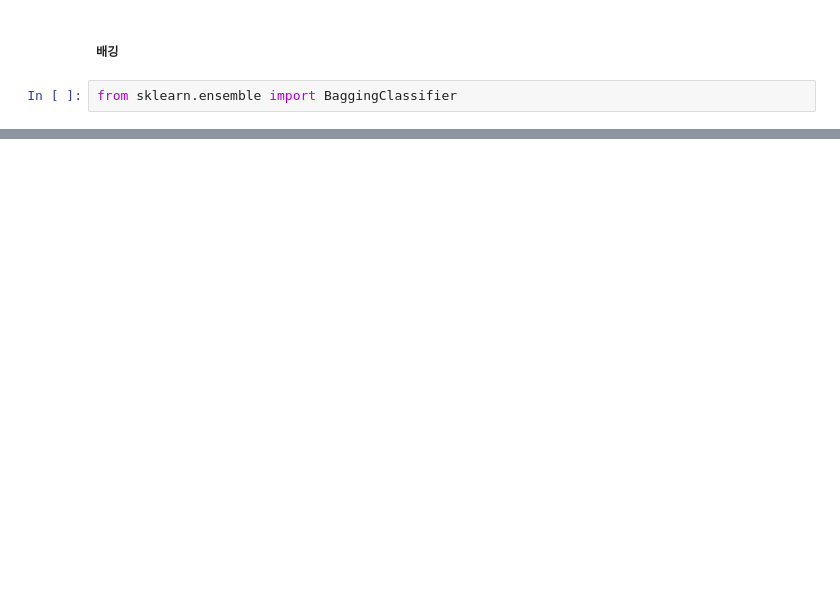
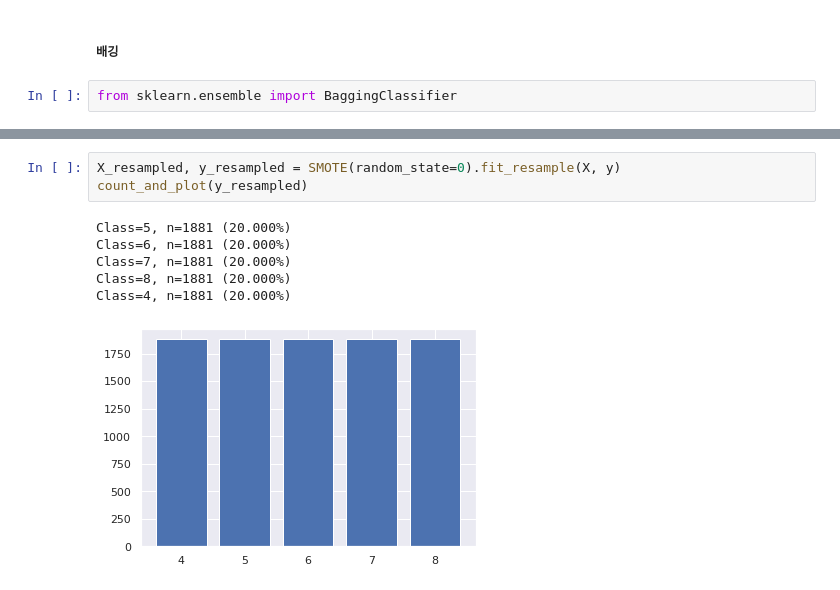
Before and after one commit to mon-world/team_project_2022, a Jupyter notebook: project_3/wine_analysis.ipynb, the cells around one changed output, grey strips where cells are left out. Saved outputs shown, nothing was run; the diff lists cells and outputs as text; blank space fills up the shorter version.

```diff
--- a/project_3/wine_analysis.ipynb
+++ b/project_3/wine_analysis.ipynb
@@ -326,0 +402,10 @@ print( model.oob_score_ )
+# %%
+X_resampled, y_resampled = SMOTE(random_state=0).fit_resample(X, y)
+count_and_plot(y_resampled)
+# %% [output]
+Class=5, n=1881 (20.000%)
+Class=6, n=1881 (20.000%)
+Class=7, n=1881 (20.000%)
+Class=8, n=1881 (20.000%)
+Class=4, n=1881 (20.000%)
+[figure, added]
```
Also changed, not shown: parts of 34 cells of this notebook, 1 other file.
